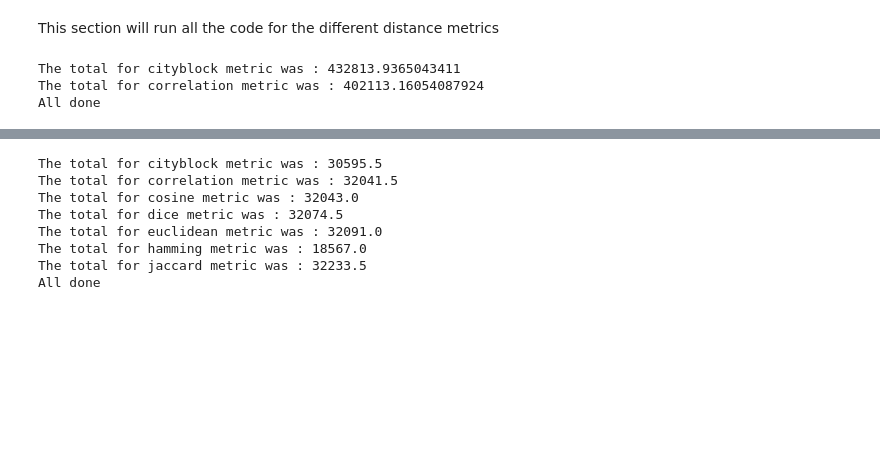
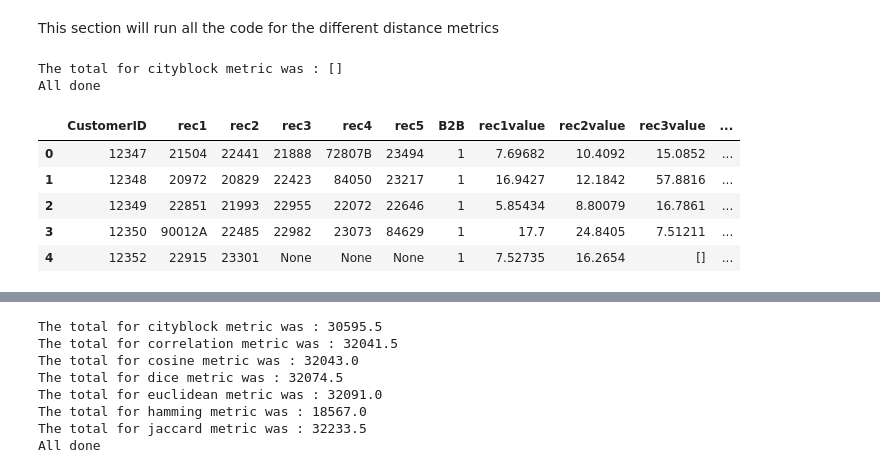
Before and after one commit to tristar82/Project-Week-8-Final-Project, a Jupyter notebook: your-project/Code/3_Recommender_System.ipynb, the cells around one changed output, grey strips where cells are left out. Drawn from its saved outputs; the diff is of its cells as text; code cells hidden in the pictures; blank space fills up the shorter version.

```diff
--- a/your-project/Code/3_Recommender_System.ipynb
+++ b/your-project/Code/3_Recommender_System.ipynb
@@ -45,0 +49,26 @@ def pricelookup(row, col):
+# %%
+#Alternative version
+def pricelookup(row, col):
+    """
+    Input: StockCode taken from row within dataframe
+    Output: The corresponding value of that item
+
+    The purpose of this funtion is to vlookup value of item from a reference dataframe (df_price_lookup)
+    """
+    try:
+        awp = float(df_awp.loc[(df_awp['StockCode'] == row[col]) & (df_awp['B2B'] == row['B2B'])]["AWP"])
+        mean = float(df_awp.loc[(df_awp['StockCode'] == row[col]) & (df_awp['B2B'] == row['B2B'])]["MeanQty"])
+        return float(awp*mean)
+
+    except:
+        awp = (df_awp.loc[(df_awp['StockCode'] == row[col]) & (df_awp['B2B'] == 1)]["AWP"])
+        mean = (df_awp.loc[(df_awp['StockCode'] == row[col]) & (df_awp['B2B'] == 1)]["MeanQty"])
+        return (awp*mean)
+
+        try:
+            awp = df_awp.loc[(df_awp['StockCode'] == row[col]) & (df_awp['B2B'] == 0)]["AWP"]
+            mean = df_awp.loc[(df_awp['StockCode'] == row[col]) & (df_awp['B2B'] == 0)]["MeanQty"]
+            return awp*mean
+
+        except:
+            return 0
@@ -342,8 +385,8 @@ df_recommendations['TotalPossCustRev'].sum() #old method 66354.37239156503
 # %% [markdown]
 This section will run all the code for the different distance metrics
 # %%
-metrics = [ 'cityblock', 'correlation', 'cosine', 'dice',
-           'euclidean', 'hamming', 'jaccard']
+metrics = [ 'cityblock']#, 'correlation', 'cosine', 'dice',
+           #'euclidean', 'hamming', 'jaccard']
 
 #try-the code below       except-what tiem happen if it fails
 for i in metrics:
@@ -393,6 +436,14 @@ for i in metrics:
 
 print("All done")
 # %% [output]
-The total for cityblock metric was : 432813.9365043411
-The total for correlation metric was : 402113.16054087924
+The total for cityblock metric was : []
 All done
+# %%
+df_recommendations.head()
+# %% [output]
+|  | CustomerID | rec1 | rec2 | rec3 | rec4 | rec5 | B2B | rec1value | rec2value | rec3value | ... |
+| 0 | 12347 | 21504 | 22441 | 21888 | 72807B | 23494 | 1 | 7.69682 | 10.4092 | 15.0852 | ... |
+| 1 | 12348 | 20972 | 20829 | 22423 | 84050 | 23217 | 1 | 16.9427 | 12.1842 | 57.8816 | ... |
+| 2 | 12349 | 22851 | 21993 | 22955 | 22072 | 22646 | 1 | 5.85434 | 8.80079 | 16.7861 | ... |
+| 3 | 12350 | 90012A | 22485 | 22982 | 23073 | 84629 | 1 | 17.7 | 24.8405 | 7.51211 | ... |
+| 4 | 12352 | 22915 | 23301 | None | None | None | 1 | 7.52735 | 16.2654 | [] | ... |
```
Also changed, not shown: parts of 4 cells of this notebook, 1 other file.
